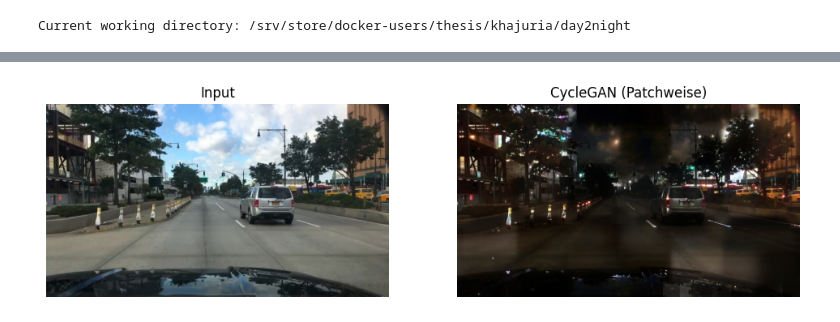
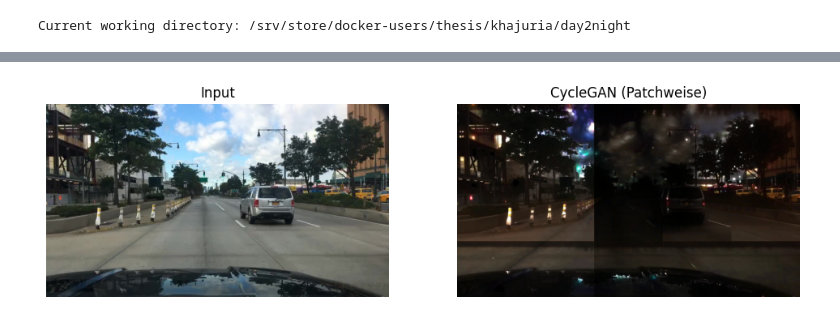
Before and after one commit to ayusch00/day2night, a Jupyter notebook: notebooks/cyclegan_patch_inference_demo.ipynb, the cells around one changed output, grey strips where cells are left out. Saved outputs shown, nothing was run; the diff lists cells and outputs as text; code cells hidden in the pictures.

```diff
--- a/notebooks/cyclegan_patch_inference_demo.ipynb
+++ b/notebooks/cyclegan_patch_inference_demo.ipynb
@@ -149,20 +156,18 @@ def tensor_to_image(tensor):
 # %%
 
 cfg = load_cfg(CONFIG_PATH)
-tf_cfg = cfg.get("transforms", {})
-inference_transform = build_inference_transform(cfg)
 
-crop_size = tf_cfg.get("center_crop") or tf_cfg.get("random_crop")
-default_tile = crop_size or tf_cfg.get("resize")
-tile_size = TILE_SIZE or default_tile or 256
+# Patch-Transform: keine Resize/Crop, nur Tensor + [-1,1]-Norm
+patch_transform = lambda img: TF.normalize(TF.to_tensor(img), [0.5, 0.5, 0.5], [0.5, 0.5, 0.5])
+
+tile_size = TILE_SIZE or 512
 if not isinstance(tile_size, int):
     tile_size = int(tile_size)
-tile_stride = TILE_STRIDE or int(tile_size * 0.75)
+tile_stride = TILE_STRIDE or tile_size
 
 TILE_SIZE = tile_size
 TILE_STRIDE = tile_stride
-print(f"Transformations-Pipeline: resize={tf_cfg.get('resize')} -> center_crop={tf_cfg.get('center_crop')}")
-print(f"Tile-Konfiguration: size={TILE_SIZE}, stride={TILE_STRIDE}")
+print(f"Patch-Tiling: {TILE_SIZE}px Quadrate, stride={TILE_STRIDE}px (keine Resize/CenterCrop vorgelagert)")
 
 checkpoint = find_checkpoint(cfg, CHECKPOINT_PATH)
 print(f"Nutze Checkpoint: {checkpoint}")
@@ -194,47 +200,30 @@ if INPUT_RESIZE:
 if resize_note:
     print(resize_note + f" Original: {original.width}x{original.height}.")
 
-fits_single_tile = processed_input.width <= TILE_SIZE and processed_input.height <= TILE_SIZE
-effective_stride = TILE_STRIDE
-adaptive_note = None
-if ADAPTIVE_STRIDE and not fits_single_tile:
-    max_dim = max(processed_input.width, processed_input.height)
-    if max_dim <= TILE_SIZE * 1.5:
-        effective_stride = TILE_SIZE
-        adaptive_note = f"Adaptive Stride: nutze {effective_stride}px (kein overlap) für kompaktere Bilder."
-    else:
-        effective_stride = TILE_STRIDE
+print("Tiling erzwingt mindestens 2x2 Patches (>=4 insgesamt), auch bei kleinen Bildern.")
+
+if USE_MONAI:
+    output_tensor, patch_count = sliding_window_monai(
+        generator,
+        processed_input,
+        patch_transform,
+        tile_size=TILE_SIZE,
+        stride=TILE_STRIDE,
+        device=DEVICE,
+        sw_batch=MONAI_SW_BATCH,
+        overlap=MONAI_OVERLAP,
+    )
 else:
-    effective_stride = TILE_STRIDE
-if adaptive_note:
-    print(adaptive_note)
+    output_tensor, patch_count = sliding_window_manual(
+        generator,
+        processed_input,
+        patch_transform,
+        tile_size=TILE_SIZE,
+        stride=TILE_STRIDE,
+        device=DEVICE,
+    )
 
-if fits_single_tile:
-    print("Bild passt in eine einzelne Kachel -> direkter Durchlauf ohne Sliding Window.")
-    with torch.inference_mode():
-        tensor = inference_transform(processed_input).unsqueeze(0).to(DEVICE)
-        output_tensor = generator(tensor).squeeze(0)
-else:
-    if USE_MONAI:
-        output_tensor = sliding_window_monai(
-            generator,
-            processed_input,
-            inference_transform,
-            tile_size=TILE_SIZE,
-            stride=effective_stride,
-            device=DEVICE,
-            sw_batch=MONAI_SW_BATCH,
-            overlap=MONAI_OVERLAP,
-        )
-    else:
-        output_tensor = sliding_window_manual(
-            generator,
-            processed_input,
-            inference_transform,
-            tile_size=TILE_SIZE,
-            stride=effective_stride,
-            device=DEVICE,
-        )
+print(f"Verwendete Patches: {patch_count}")
 
 result_img = tensor_to_image(output_tensor)
 
@@ -258,7 +247,7 @@ plt.axis("off")
 
 plt.subplot(1, 2, 2)
 plt.imshow(result_img)
-plt.title("CycleGAN (Patchweise)" if not fits_single_tile else "CycleGAN (Single Pass)")
+plt.title("CycleGAN (Patchweise)")
 plt.axis("off")
 plt.show()
 # %% [output]
@@ -265,2 +256,2 @@ plt.show()
 Gespeichert unter results/cyclegan_patches/day2night/1abbe94b-c840d3b2_patched.png
-[figure, old version]
+[figure, new version]
```
Also changed, not shown: parts of 4 cells of this notebook, 1 other file.
